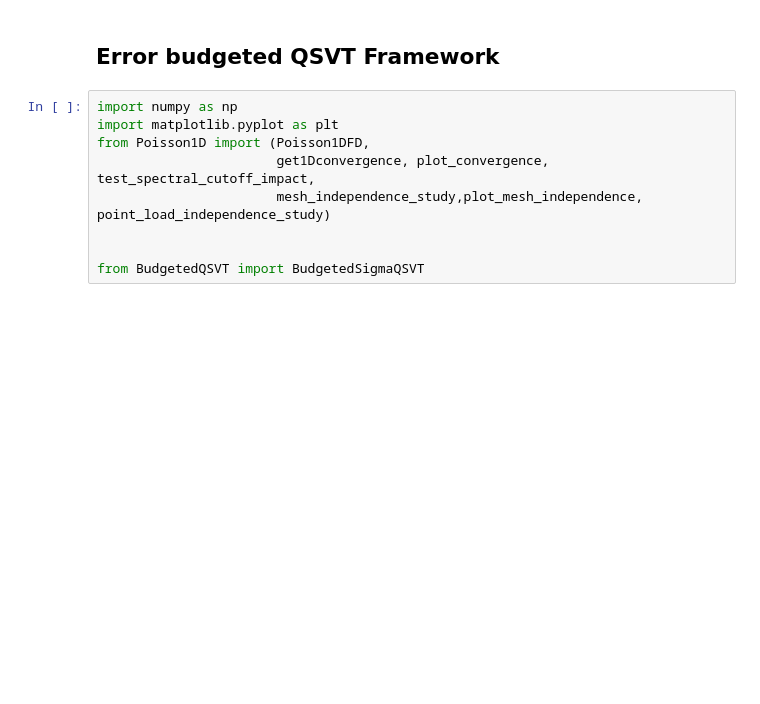
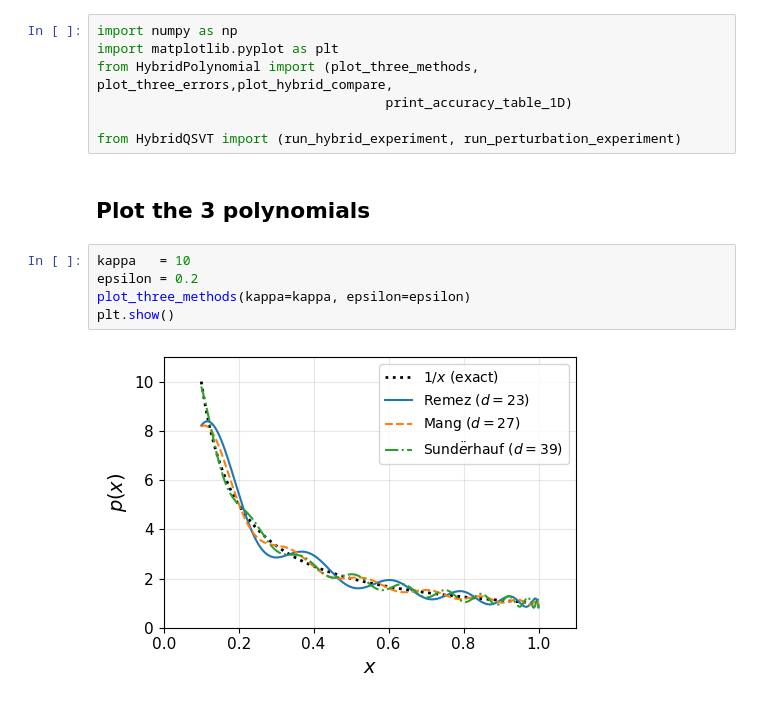
Before and after one commit to UW-ERSL/SpectralCorrectionQSVT, a Jupyter notebook: main.ipynb, the cells around one changed output. Drawn from its saved outputs; the diff is of its cells as text; blank space fills up the shorter version.

```diff
--- a/main.ipynb
+++ b/main.ipynb
@@ -1,11 +1,16 @@
-# %% [markdown]
-## Error budgeted QSVT Framework
 # %%
 import numpy as np
 import matplotlib.pyplot as plt
-from Poisson1D import (Poisson1DFD,
-                       get1Dconvergence, plot_convergence, test_spectral_cutoff_impact,
-                       mesh_independence_study,plot_mesh_independence, point_load_independence_study)
+from HybridPolynomial import (plot_three_methods, plot_three_errors,plot_hybrid_compare,
+                                     print_accuracy_table_1D)
 
-
-from BudgetedQSVT import BudgetedSigmaQSVT
+from HybridQSVT import (run_hybrid_experiment, run_perturbation_experiment)
+# %% [markdown]
+## Plot the 3 polynomials
+# %%
+kappa   = 10
+epsilon = 0.2
+plot_three_methods(kappa=kappa, epsilon=epsilon)
+plt.show()
+# %% [output]
+[figure, added]
```
Also changed, not shown: parts of 21 cells of this notebook, 4 other files.
